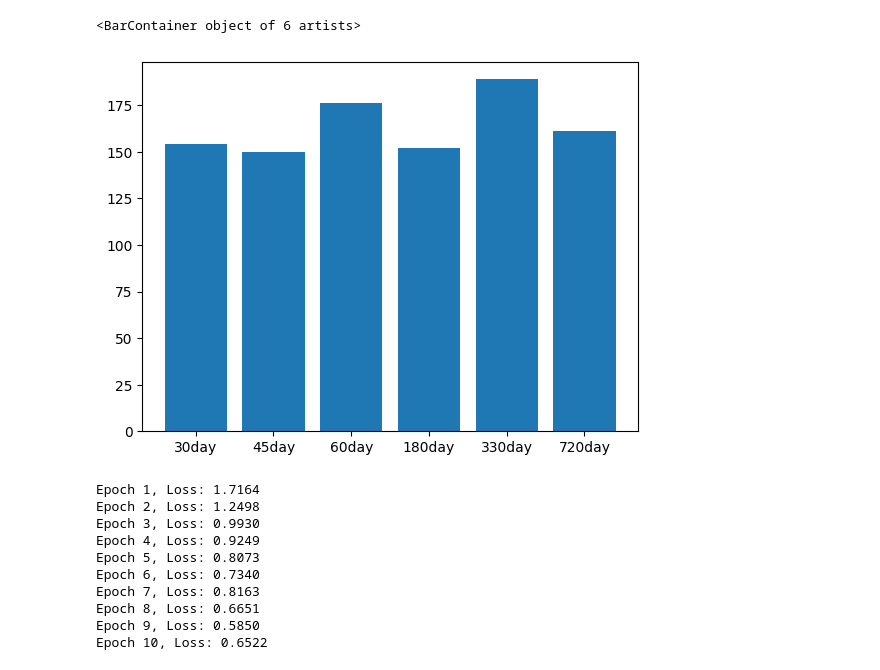
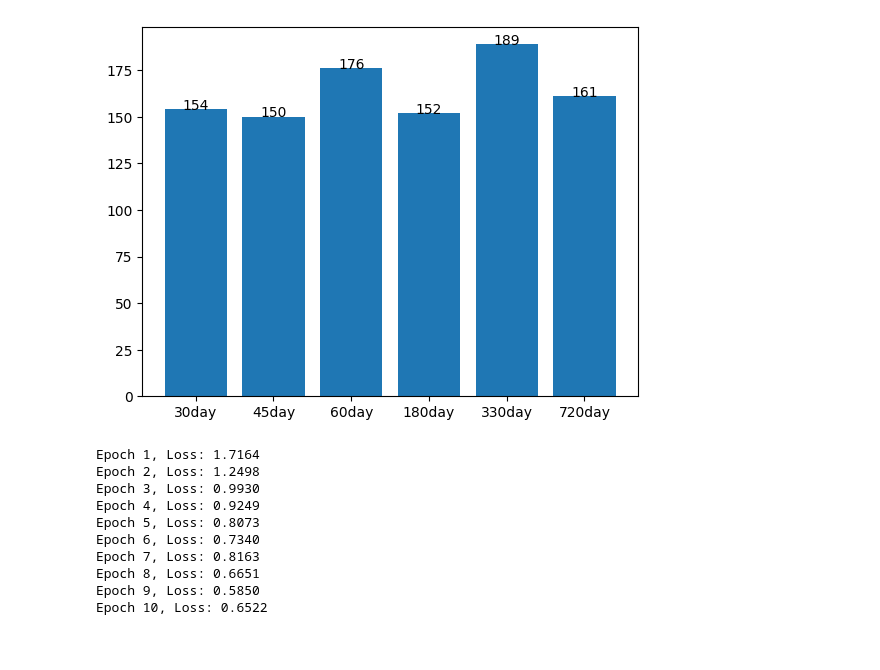
Before and after one commit to H1BOI/RPE-classification, a Jupyter notebook: CNN.ipynb, the cells around one changed output. Drawn from its saved outputs; the diff is of its cells as text; code cells hidden in the pictures.

Commit message:
added values on top of the bar graph

```diff
--- a/CNN.ipynb
+++ b/CNN.ipynb
@@ -103,16 +103,20 @@ full_dataset = ConcatDataset([rpe30set,
                               rpe720set])
 # %%
 # Distribution of data
+def add_labels(x, y):
+    for i in range(len(x)):
+        plt.text(i, y[i], y[i], ha='center')
+
 emp = []
 for img, label in full_dataset:
     emp.append(label)
 
 height = [emp.count(i) for i in range(6)]
 age = ['30day', '45day', '60day', '180day', '330day', '720day']
 plt.bar(age, height)
+add_labels(age, height)
 # %% [output]
-<BarContainer object of 6 artists>
-[figure, old version]
+[figure, new version]
 # %%
 train_size = int(0.8 * len(full_dataset))
 test_size = len(full_dataset) - train_size
```
